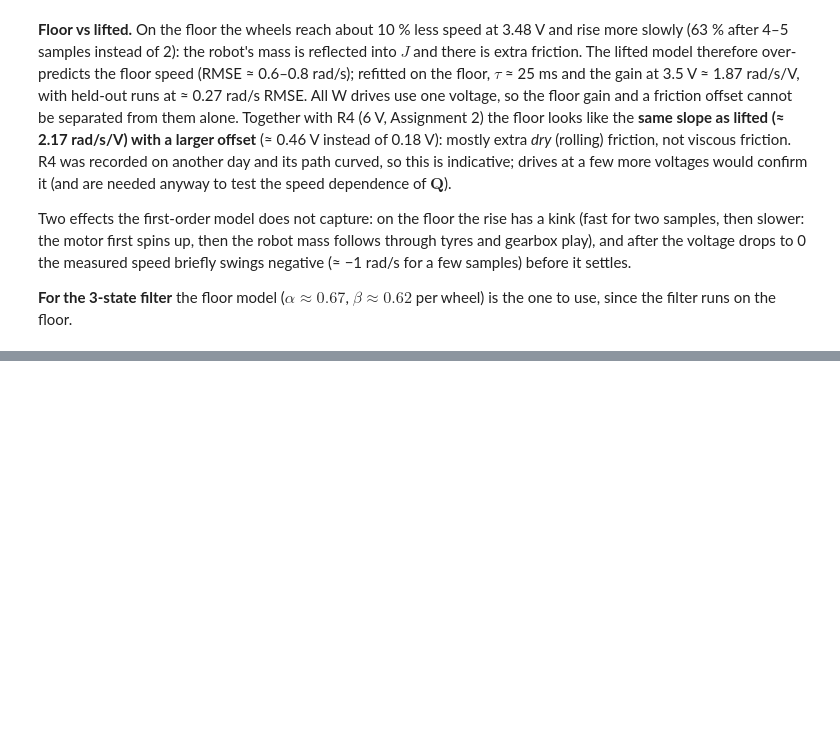
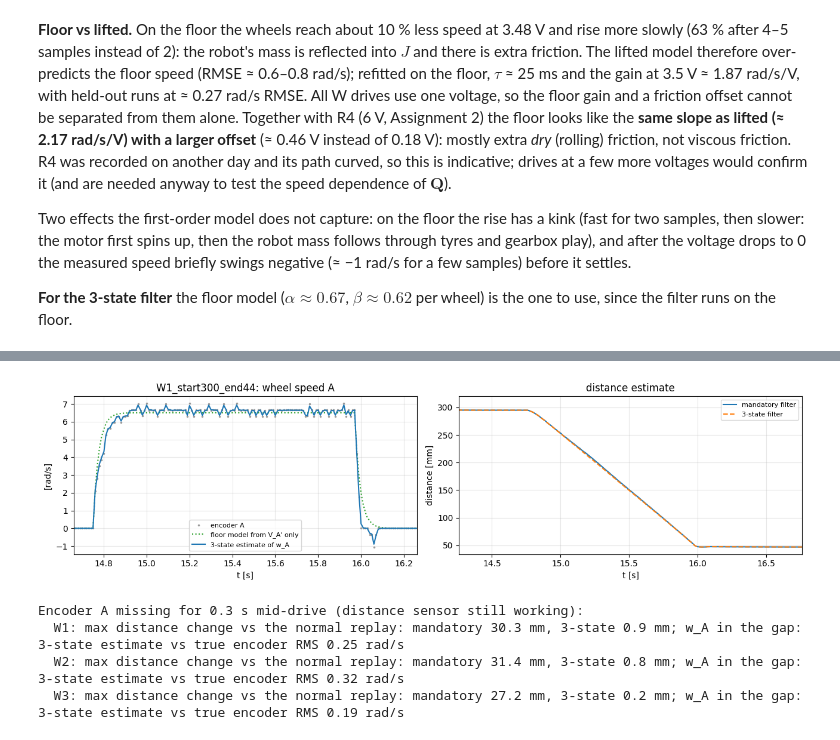
Before and after one commit to davidkog511/1d-kalman-filter, a Jupyter notebook: A3_1D_LKF/Assignment3_LKF.ipynb, the cells around one changed output, grey strips where cells are left out. Saved outputs shown, nothing was run; the diff lists cells and outputs as text; code cells hidden in the pictures; blank space fills up the shorter version.

```diff
--- a/A3_1D_LKF/Assignment3_LKF.ipynb
+++ b/A3_1D_LKF/Assignment3_LKF.ipynb
@@ -853,0 +974,37 @@ Two effects the first-order model does not capture: on the floor the rise has a
+# %%
+# One drive in detail (quantisation encoder R): speed estimate and distance of both filters
+name = WRUNS[0]['name']; k3 = KF3_RUNS[name]; df = k3['df']; r = WRUNS[0]
+t0 = r['t'][r['drive']][0]
+w_model = sim_ab(uprime(df.VA.values), k3['a'], k3['b'])                  # floor model from the voltage only
+fig, ax = plt.subplots(1, 2, figsize=(13, 3.6))
+ax[0].plot(df.t, df.wA, '.', ms=3, color='0.6', label='encoder A')
+ax[0].plot(df.t, w_model, ':', color='tab:green', label="floor model from V_A' only")
+ax[0].plot(df.t, k3['o3']['x'][:, 1], color='tab:blue', label='3-state estimate of w_A')
+ax[0].set(xlim=(t0 - 0.1, t0 + 1.5), xlabel='t [s]', ylabel='[rad/s]', title=f'{name}: wheel speed A'); ax[0].legend(fontsize=8)
+ax[1].plot(df.t, 1e3 * H * k3['o1']['x'], label='mandatory filter')
+ax[1].plot(df.t, 1e3 * H * k3['o3']['x'][:, 0], '--', label='3-state filter')
+ax[1].set(xlim=(t0 - 0.5, t0 + 2), xlabel='t [s]', ylabel='distance [mm]', title='distance estimate'); ax[1].legend(fontsize=8)
+plt.tight_layout(); plt.show()
+
+# Missing encoder: encoder A gives no reading for 0.3 s in the middle of the drive (e.g. a loose connector).
+# The mandatory filter has no choice but to use what the encoder reads (here 0); the 3-state filter predicts w_A from V_A'.
+print('Encoder A missing for 0.3 s mid-drive (distance sensor still working):')
+for r in WRUNS:
+    k3 = KF3_RUNS[r['name']]; df = k3['df']; drv = np.arange(len(df))[r['drive']]
+    gap = np.zeros(len(df), bool); gap[drv[40]:drv[70]] = True
+    wA_bad = np.where(gap, 0.0, df.wA.values)
+    use_cal(fit_cal(cal_pts[~cal_pts.source.str.startswith(r['name'][:2])]))
+    o1 = lkf(df.front.values, (wA_bad + df.wB.values) / 2, Q_w, r['d_start'] / -R_WHEEL, P0, gate=GATE)
+    o3 = kf3(df.front.values, df.VA.values, df.VB.values, wA_bad, df.wB.values, r['d_start'] / -R_WHEEL, k3['a'], k3['b'],
+             QW3S, SIG_ENC_Q**2, drop_A=gap)
+    d_ok1, d_ok3 = H * k3['o1']['x'], H * k3['o3']['x'][:, 0]
+    print(f"  {r['name'][:2]}: max distance change vs the normal replay: mandatory {1e3*np.max(np.abs(H*o1['x'] - d_ok1)):.1f} mm, "
+          f"3-state {1e3*np.max(np.abs(H*o3['x'][:, 0] - d_ok3)):.1f} mm; w_A in the gap: 3-state estimate vs true encoder RMS "
+          f"{np.sqrt(np.mean((o3['x'][gap, 1] - df.wA.values[gap])**2)):.2f} rad/s")
+use_cal(CAL_ALL)
+# %% [output]
+[figure, added]
+Encoder A missing for 0.3 s mid-drive (distance sensor still working):
+  W1: max distance change vs the normal replay: mandatory 30.3 mm, 3-state 0.9 mm; w_A in the gap: 3-state estimate vs true encoder RMS 0.25 rad/s
+  W2: max distance change vs the normal replay: mandatory 31.4 mm, 3-state 0.8 mm; w_A in the gap: 3-state estimate vs true encoder RMS 0.32 rad/s
+  W3: max distance change vs the normal replay: mandatory 27.2 mm, 3-state 0.2 mm; w_A in the gap: 3-state estimate vs true encoder RMS 0.19 rad/s
```
Also changed, not shown: parts of 5 cells of this notebook, 1 other file.
